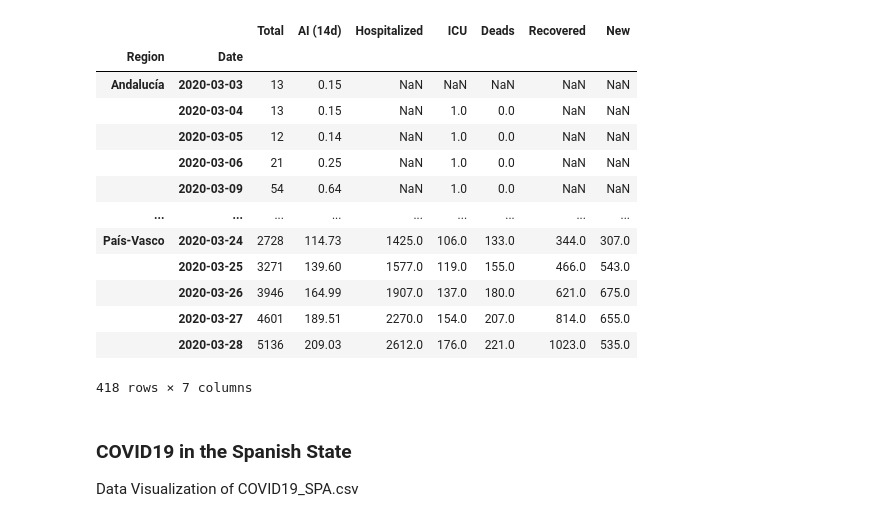
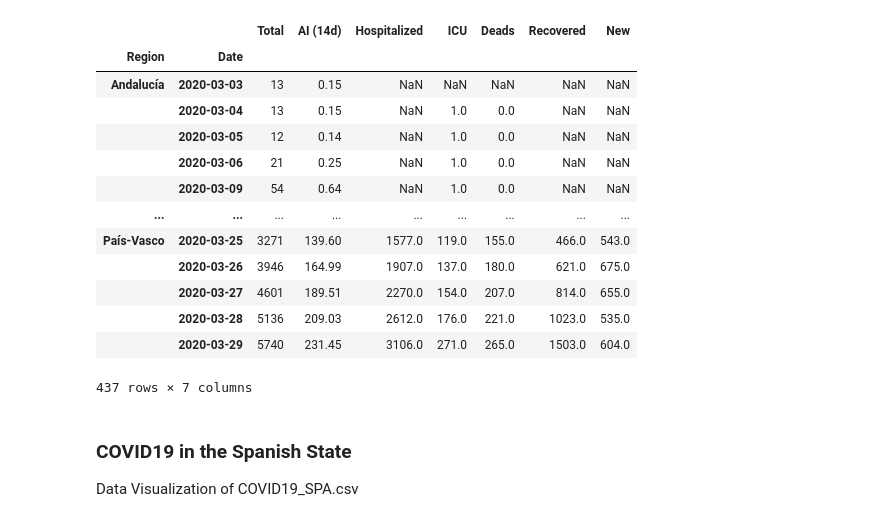
Before and after one commit to adelrio012/covid19_spain, a Jupyter notebook: COVID19_SPA_VISUAL.ipynb, the cells around one changed output. Drawn from its saved outputs; the diff is of its cells as text; code cells hidden in the pictures.

```diff
--- a/COVID19_SPA_VISUAL.ipynb
+++ b/COVID19_SPA_VISUAL.ipynb
@@ -68,24 +50,24 @@ df_s
 # %%
 filename='/home/pi/Documents/juno/covid_spa_data/COVID19_SPA_AC'
 df_ac=pd.read_csv(filepath_or_buffer=filename,parse_dates = True)
 df_ac.set_index(['Region', 'Date'], inplace=True)
 df_ac.sort_index(inplace=True)
-df_ac
+display(df_ac) #Comment to generate pdf
 # %% [output]
 |  |  | Total | AI (14d) | Hospitalized | ICU | Deads | Recovered | New |
 | Region | Date |  |  |  |  |  |  |  |
 | Andalucía | 2020-03-03 | 13 | 0.15 | NaN | NaN | NaN | NaN | NaN |
 |  | 2020-03-04 | 13 | 0.15 | NaN | 1.0 | 0.0 | NaN | NaN |
 |  | 2020-03-05 | 12 | 0.14 | NaN | 1.0 | 0.0 | NaN | NaN |
 |  | 2020-03-06 | 21 | 0.25 | NaN | 1.0 | 0.0 | NaN | NaN |
 |  | 2020-03-09 | 54 | 0.64 | NaN | 1.0 | 0.0 | NaN | NaN |
 | ... | ... | ... | ... | ... | ... | ... | ... | ... |
-| País-Vasco | 2020-03-24 | 2728 | 114.73 | 1425.0 | 106.0 | 133.0 | 344.0 | 307.0 |
-|  | 2020-03-25 | 3271 | 139.60 | 1577.0 | 119.0 | 155.0 | 466.0 | 543.0 |
+| País-Vasco | 2020-03-25 | 3271 | 139.60 | 1577.0 | 119.0 | 155.0 | 466.0 | 543.0 |
 |  | 2020-03-26 | 3946 | 164.99 | 1907.0 | 137.0 | 180.0 | 621.0 | 675.0 |
 |  | 2020-03-27 | 4601 | 189.51 | 2270.0 | 154.0 | 207.0 | 814.0 | 655.0 |
 |  | 2020-03-28 | 5136 | 209.03 | 2612.0 | 176.0 | 221.0 | 1023.0 | 535.0 |
+|  | 2020-03-29 | 5740 | 231.45 | 3106.0 | 271.0 | 265.0 | 1503.0 | 604.0 |
-418 rows × 7 columns
+437 rows × 7 columns
 # %% [markdown]
 ### COVID19 in the Spanish State
 
```
Also changed, not shown: parts of 15 cells of this notebook.
